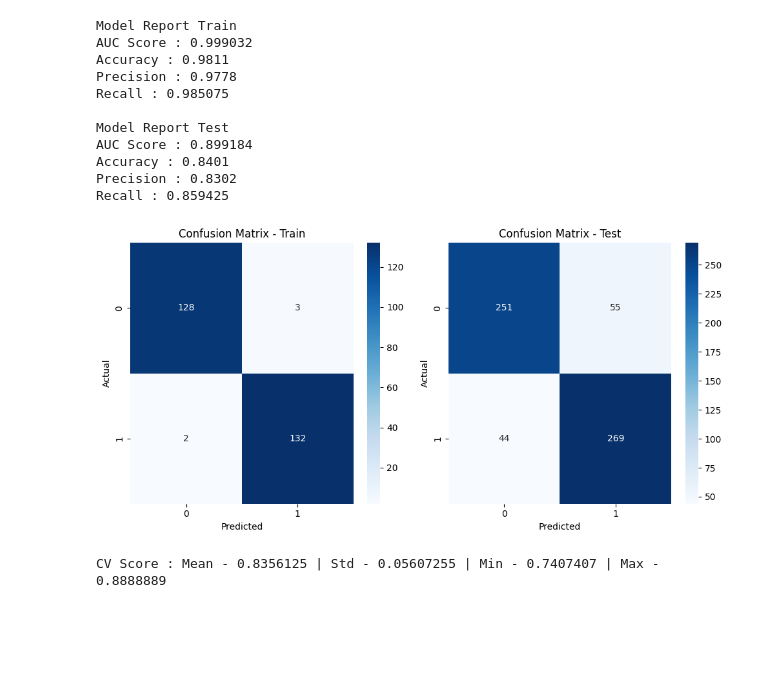
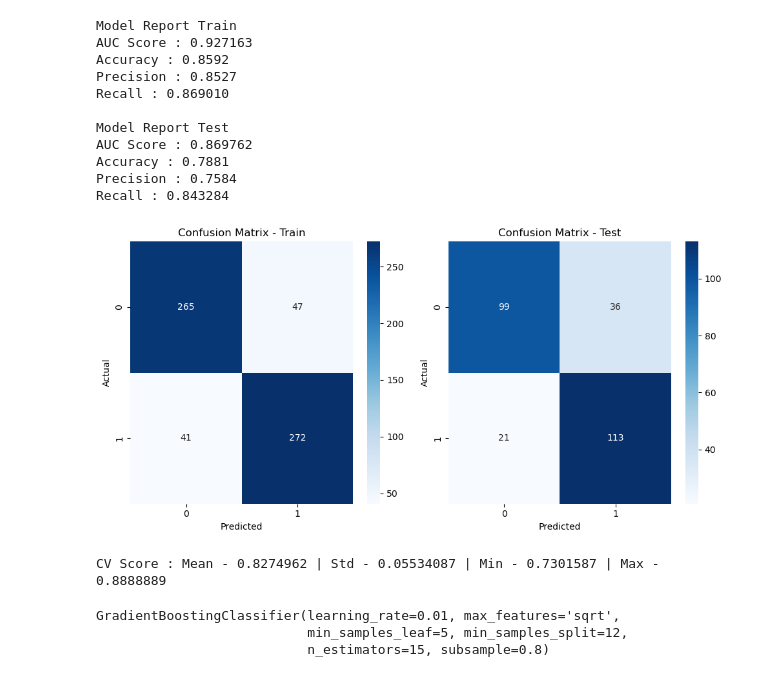
Before and after one commit to douglas-dm9/rumour-detection-gnn, a Jupyter notebook: GradientBoostingClassifier.ipynb, the cells around one changed output. Cells and saved outputs as stored; diff of their text form; code cells hidden in the pictures; blank space fills up the shorter version.

```diff
--- a/GradientBoostingClassifier.ipynb
+++ b/GradientBoostingClassifier.ipynb
@@ -176,7 +193,7 @@ gsearch2.best_params_, gsearch2.best_score_
 # %%
 #Grid seach on subsample and max_features
-param_test3 = { 'min_samples_split':range(20,1001,100), 'min_samples_leaf':range(20,71,10)}
-gsearch3 = GridSearchCV(estimator = GradientBoostingClassifier(learning_rate=0.1, n_estimators=40,max_depth=25,
+param_test3 = { 'min_samples_split':range(2,20,5), 'min_samples_leaf':range(2,20,3)}
+gsearch3 = GridSearchCV(estimator = GradientBoostingClassifier(learning_rate=0.05, n_estimators=75,max_depth=9,
                                                     max_features='sqrt', subsample=0.8, random_state=10),
                        param_grid = param_test3, scoring='recall',n_jobs=2, cv=5)
 gsearch3.fit(X_train,y_train)
@@ -198,7 +215,0 @@ gsearch3.best_params_, gsearch3.best_score_
-# %%
-#Grid seach on subsample and max_features
-param_test3 = { 'min_samples_split':range(20,1001,100), 'min_samples_leaf':range(5,25,5)}
-gsearch3 = GridSearchCV(estimator = GradientBoostingClassifier(learning_rate=0.1, n_estimators=40,max_depth=25,
-                                                    max_features='sqrt', subsample=0.8, random_state=10),
-                       param_grid = param_test3, scoring='recall',n_jobs=2, cv=5)
-gsearch3.fit(X_train,y_train)
@@ -220,8 +216,8 @@ gsearch3.best_params_, gsearch3.best_score_
 # %%
 #Grid seach on subsample and max_features
-param_test4 = {'max_features':range(4,121,5)}
-gsearch4 = GridSearchCV(estimator = GradientBoostingClassifier(learning_rate=0.1, n_estimators=40,max_depth=25,
-                            min_samples_split=20, min_samples_leaf=10, subsample=0.8, random_state=10),
+param_test4 = {'max_features':range(4,80,5)}
+gsearch4 = GridSearchCV(estimator = GradientBoostingClassifier(learning_rate=0.05, n_estimators=75,max_depth=9,
+                            min_samples_split=12, min_samples_leaf=2, random_state=10),
                        param_grid = param_test4, scoring='recall',n_jobs=2, cv=5)
 gsearch4.fit(X_train,y_train)
 # %% [output]
@@ -241,8 +237,8 @@ gsearch4.best_params_, gsearch4.best_score_
 # %%
 #Grid seach on subsample and max_features
 param_test5 = {'subsample':[0.6,0.7,0.75,0.8,0.85,0.9]}
-gsearch5 = GridSearchCV(estimator = GradientBoostingClassifier(learning_rate=0.1, n_estimators=40,max_depth=25,
-                            min_samples_split=20, min_samples_leaf=10, random_state=10, max_features=14),
+gsearch5 = GridSearchCV(estimator = GradientBoostingClassifier(learning_rate=0.05, n_estimators=75,max_depth=9,
+                            min_samples_split=12, min_samples_leaf=2, random_state=10, max_features=39),
                        param_grid = param_test5, scoring='recall',n_jobs=2, cv=5)
 gsearch5.fit(X_train,y_train)
 # %% [output]
@@ -262,19 +279,22 @@ gsearch5.best_params_, gsearch5.best_score_
 # %%
 #Choose all predictors except target & IDcols
-gbm_tuned_1 = GradientBoostingClassifier(learning_rate=0.05, n_estimators=40,max_depth=15, min_samples_split=20,
-                                         min_samples_leaf=10, subsample=0.8, random_state=10, max_features=14)
+gbm_tuned_1 = GradientBoostingClassifier(learning_rate=0.01, n_estimators=15,min_samples_split=12,min_samples_leaf=5,\
+                                         subsample=0.8,max_features='sqrt')
 modelfit(gbm_tuned_1,  X_train, y_train,X_test,y_test)
 # %% [output]
 Model Report Train
-AUC Score : 0.999032
-Accuracy : 0.9811
-Precision : 0.9778
-Recall : 0.985075
+AUC Score : 0.927163
+Accuracy : 0.8592
+Precision : 0.8527
+Recall : 0.869010
 
 Model Report Test
-AUC Score : 0.899184
-Accuracy : 0.8401
-Precision : 0.8302
-Recall : 0.859425
+AUC Score : 0.869762
+Accuracy : 0.7881
+Precision : 0.7584
+Recall : 0.843284
-[figure, old version]
+[figure, new version]
-CV Score : Mean - 0.8356125 | Std - 0.05607255 | Min - 0.7407407 | Max - 0.8888889
+CV Score : Mean - 0.8274962 | Std - 0.05534087 | Min - 0.7301587 | Max - 0.8888889
+GradientBoostingClassifier(learning_rate=0.01, max_features='sqrt',
+                           min_samples_leaf=5, min_samples_split=12,
+                           n_estimators=15, subsample=0.8)
```
Also changed, not shown: parts of 37 cells of this notebook, 12 other files.
